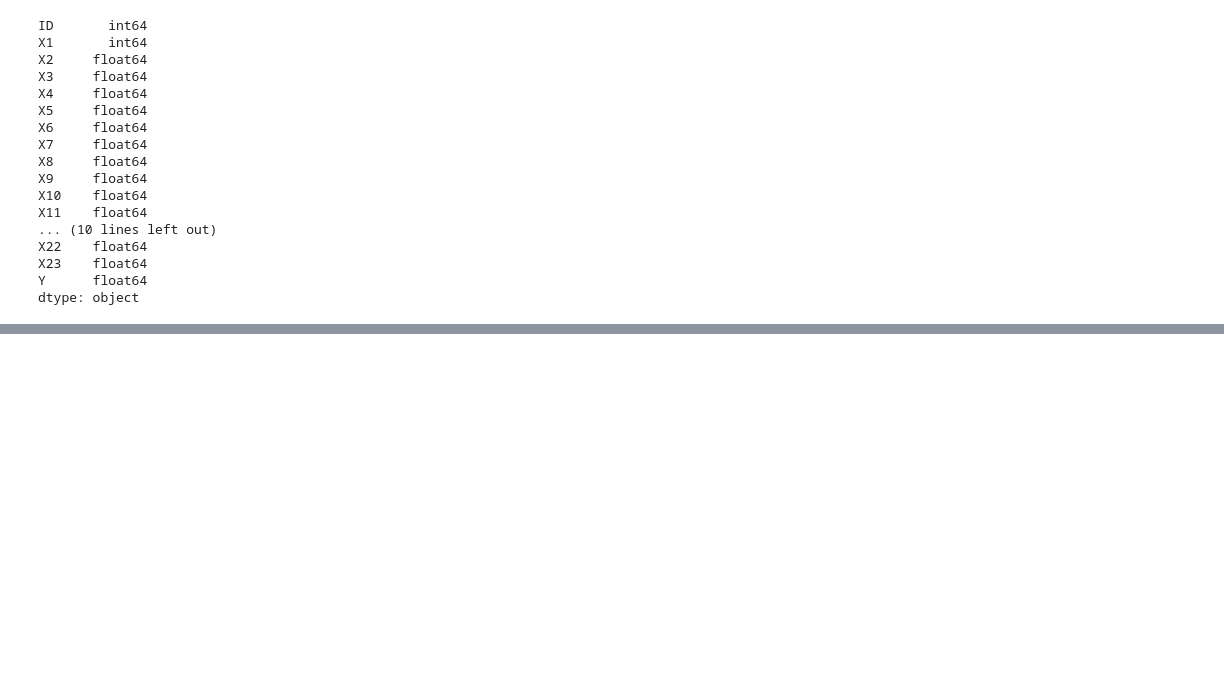
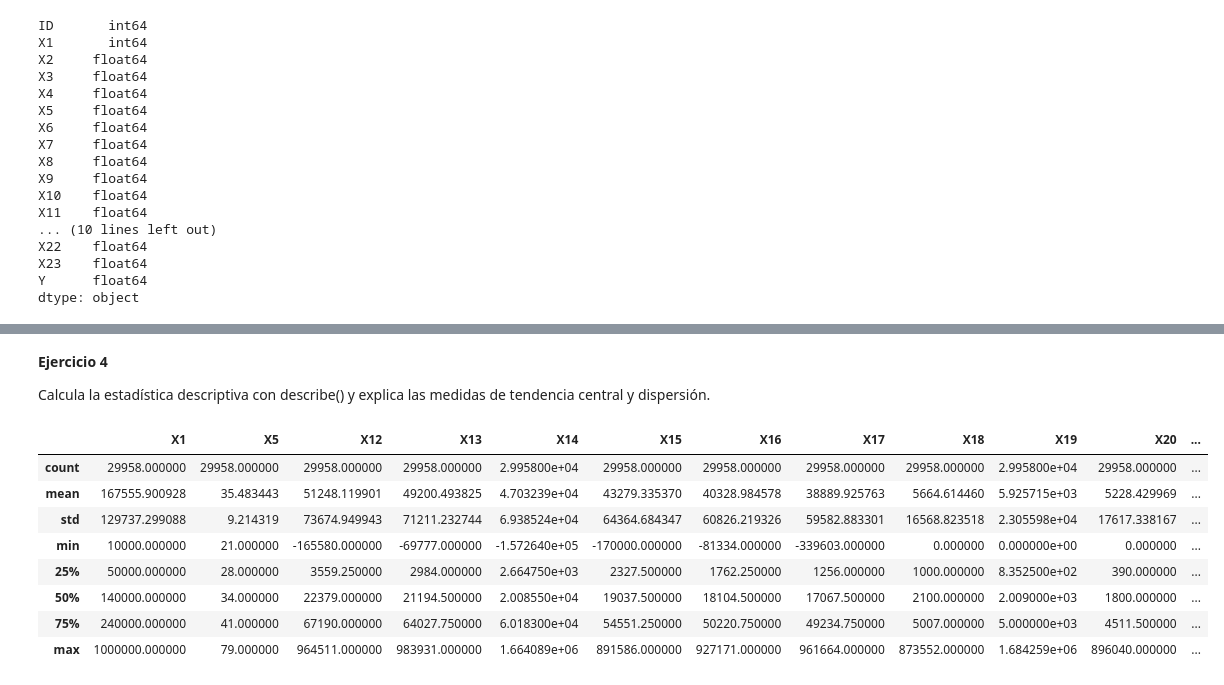
Before and after one commit to PosgradoMNA/actividades-de-aprendizaje-SinaiAvalos, a Jupyter notebook: Actividad Semanal--6.ipynb, the cells around one changed output, grey strips where cells are left out. Saved outputs shown, nothing was run; the diff lists cells and outputs as text; code cells hidden in the pictures; blank space fills up the shorter version.

```diff
--- a/Actividad Semanal--6.ipynb
+++ b/Actividad Semanal--6.ipynb
@@ -145,0 +304,16 @@ df['X23'].fillna(df['X23'].mean(), inplace=True)
+# %% [markdown]
+**Ejercicio 4**
+
+Calcula la estadística descriptiva con describe() y explica las medidas de tendencia central y dispersión.
+# %%
+df_copy.describe()
+# %% [output]
+|  | X1 | X5 | X12 | X13 | X14 | X15 | X16 | X17 | X18 | X19 | X20 | ... |
+| count | 29958.000000 | 29958.000000 | 29958.000000 | 29958.000000 | 2.995800e+04 | 29958.000000 | 29958.000000 | 29958.000000 | 29958.000000 | 2.995800e+04 | 29958.000000 | ... |
+| mean | 167555.900928 | 35.483443 | 51248.119901 | 49200.493825 | 4.703239e+04 | 43279.335370 | 40328.984578 | 38889.925763 | 5664.614460 | 5.925715e+03 | 5228.429969 | ... |
+| std | 129737.299088 | 9.214319 | 73674.949943 | 71211.232744 | 6.938524e+04 | 64364.684347 | 60826.219326 | 59582.883301 | 16568.823518 | 2.305598e+04 | 17617.338167 | ... |
+| min | 10000.000000 | 21.000000 | -165580.000000 | -69777.000000 | -1.572640e+05 | -170000.000000 | -81334.000000 | -339603.000000 | 0.000000 | 0.000000e+00 | 0.000000 | ... |
+| 25% | 50000.000000 | 28.000000 | 3559.250000 | 2984.000000 | 2.664750e+03 | 2327.500000 | 1762.250000 | 1256.000000 | 1000.000000 | 8.352500e+02 | 390.000000 | ... |
+| 50% | 140000.000000 | 34.000000 | 22379.000000 | 21194.500000 | 2.008550e+04 | 19037.500000 | 18104.500000 | 17067.500000 | 2100.000000 | 2.009000e+03 | 1800.000000 | ... |
+| 75% | 240000.000000 | 41.000000 | 67190.000000 | 64027.750000 | 6.018300e+04 | 54551.250000 | 50220.750000 | 49234.750000 | 5007.000000 | 5.000000e+03 | 4511.500000 | ... |
+| max | 1000000.000000 | 79.000000 | 964511.000000 | 983931.000000 | 1.664089e+06 | 891586.000000 | 927171.000000 | 961664.000000 | 873552.000000 | 1.684259e+06 | 896040.000000 | ... |
```
Also changed, not shown: parts of 21 cells of this notebook.
